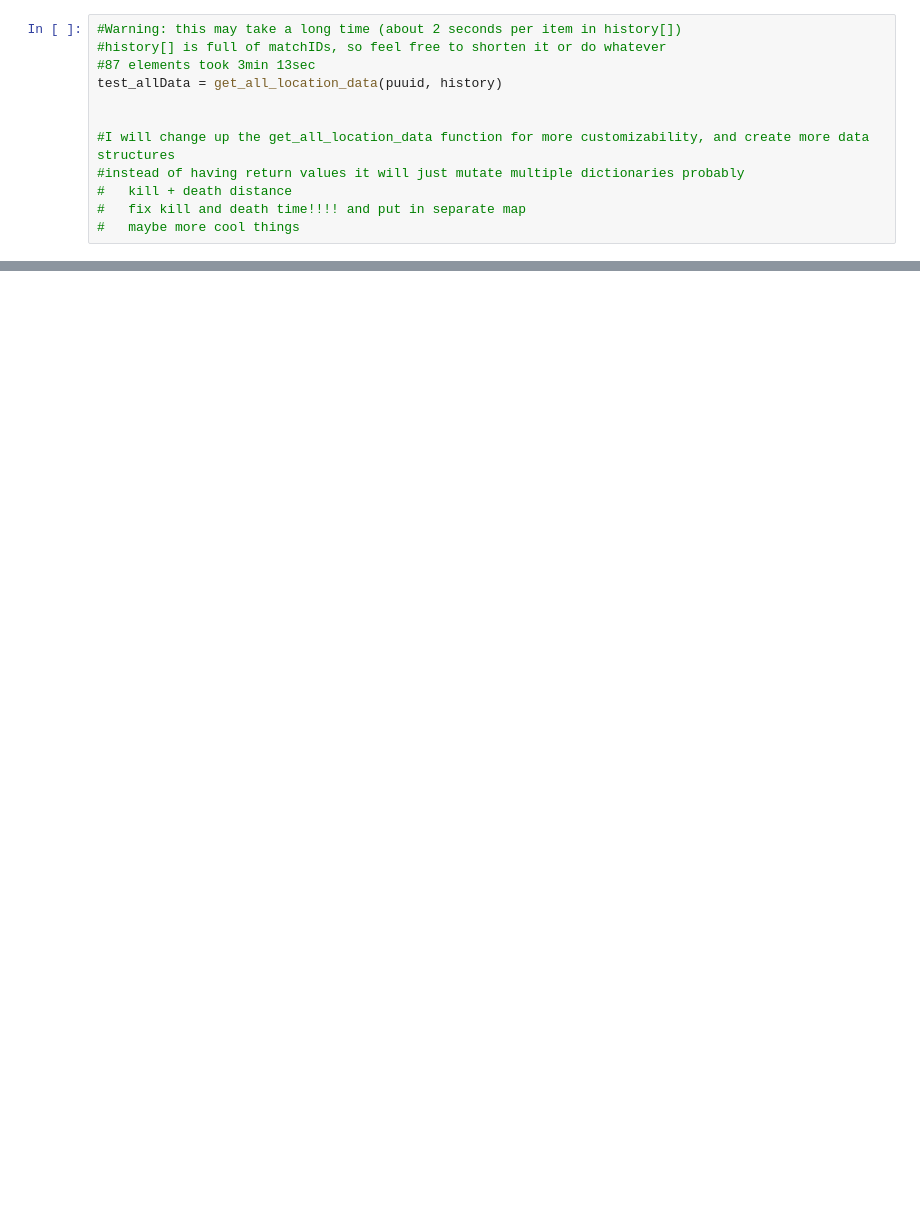
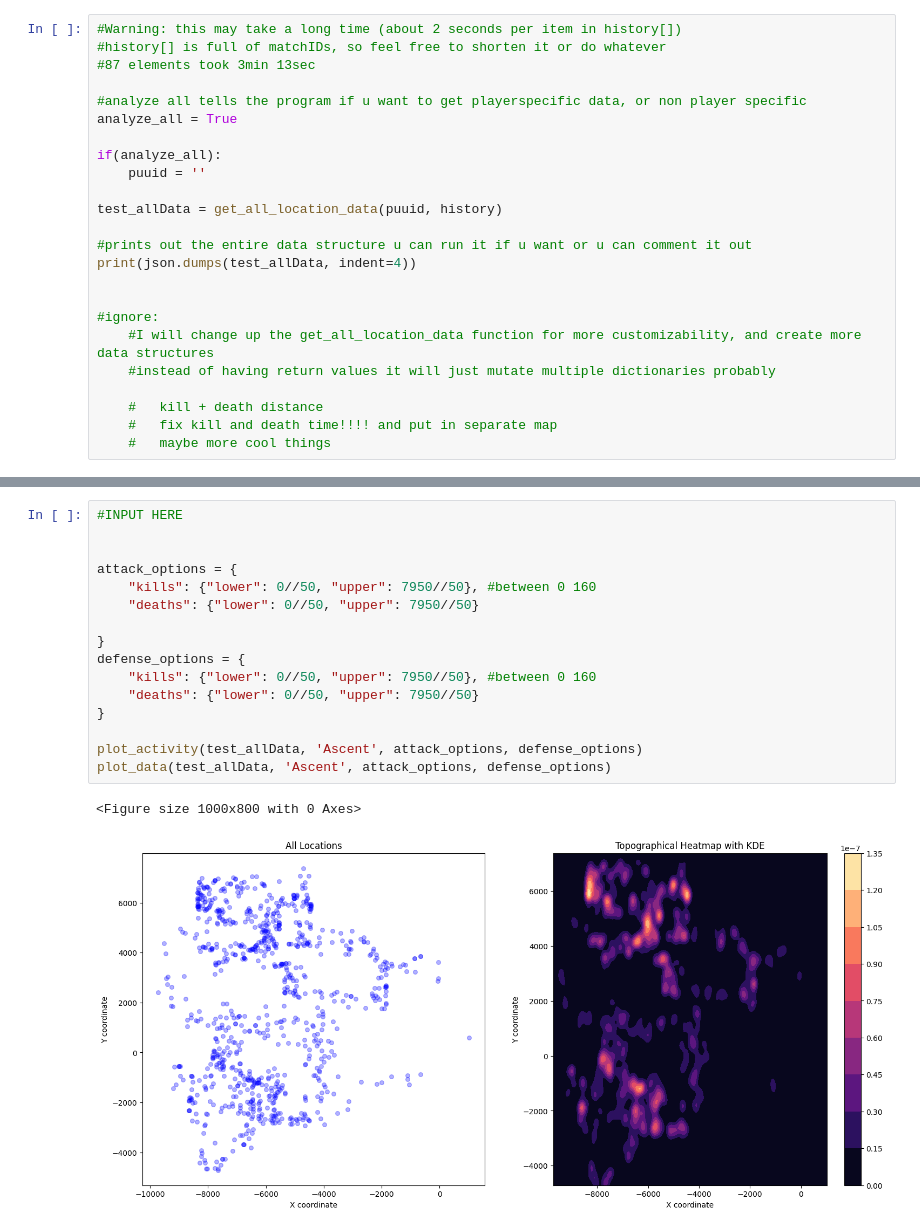
Before and after one commit to james-zhou1/ValorantAssistant, a Jupyter notebook: analyze_player.ipynb, the cells around one changed output, grey strips where cells are left out. Saved outputs shown, nothing was run; the diff lists cells and outputs as text; blank space fills up the shorter version.

Commit message:
heatmaps now working(mostly) read the comments at the top of each cell for instructions on how to use

```diff
--- a/analyze_player.ipynb
+++ b/analyze_player.ipynb
@@ -389,11 +579,23 @@ history[]
 #Warning: this may take a long time (about 2 seconds per item in history[])
 #history[] is full of matchIDs, so feel free to shorten it or do whatever
 #87 elements took 3min 13sec
+
+#analyze all tells the program if u want to get playerspecific data, or non player specific
+analyze_all = True
+
+if(analyze_all):
+    puuid = ''
+
 test_allData = get_all_location_data(puuid, history)
 
+#prints out the entire data structure u can run it if u want or u can comment it out
+print(json.dumps(test_allData, indent=4))
 
-#I will change up the get_all_location_data function for more customizability, and create more data structures
-#instead of having return values it will just mutate multiple dictionaries probably
-#   kill + death distance
-#   fix kill and death time!!!! and put in separate map
-#   maybe more cool things
+
+#ignore:
+    #I will change up the get_all_location_data function for more customizability, and create more data structures
+    #instead of having return values it will just mutate multiple dictionaries probably
+
+    #   kill + death distance
+    #   fix kill and death time!!!! and put in separate map
+    #   maybe more cool things
@@ -399,0 +945,19 @@ test_allData = get_all_location_data(puuid, history)
+# %%
+#INPUT HERE
+
+
+attack_options = {
+    "kills": {"lower": 0//50, "upper": 7950//50}, #between 0 160
+    "deaths": {"lower": 0//50, "upper": 7950//50}
+
+}
+defense_options = {
+    "kills": {"lower": 0//50, "upper": 7950//50}, #between 0 160
+    "deaths": {"lower": 0//50, "upper": 7950//50}
+}
+
+plot_activity(test_allData, 'Ascent', attack_options, defense_options)
+plot_data(test_allData, 'Ascent', attack_options, defense_options)
+# %% [output]
+<Figure size 1000x800 with 0 Axes>
+[figure, added]
```
Also changed, not shown: parts of 15 cells of this notebook.
